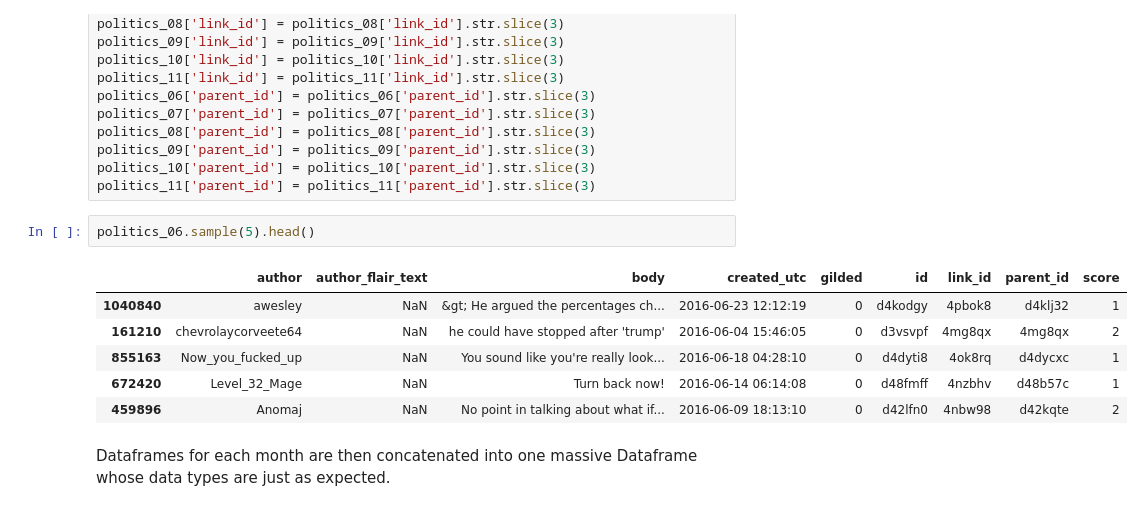
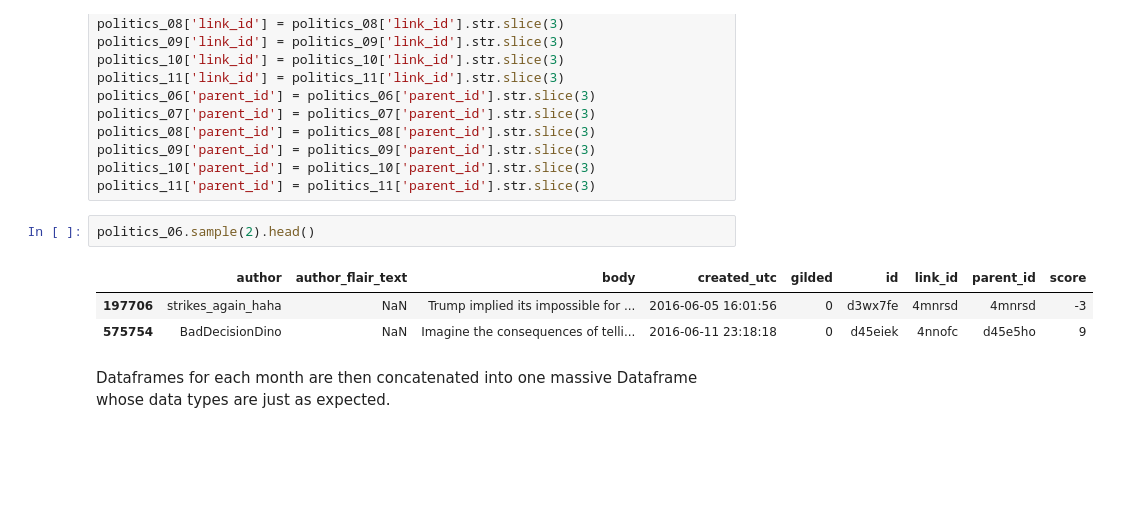
Before and after one commit to arthishow/Project, a Jupyter notebook: Final project.ipynb, the cells around one changed output. Saved outputs shown, nothing was run; the diff lists cells and outputs as text; blank space fills up the shorter version.

```diff
--- a/Final project.ipynb
+++ b/Final project.ipynb
@@ -92,14 +94,11 @@ politics_09['parent_id'] = politics_09['parent_id'].str.slice(3)
 politics_10['parent_id'] = politics_10['parent_id'].str.slice(3)
 politics_11['parent_id'] = politics_11['parent_id'].str.slice(3)
 # %%
-politics_06.sample(5).head()
+politics_06.sample(2).head()
 # %% [output]
 |  | author | author_flair_text | body | created_utc | gilded | id | link_id | parent_id | score |
-| 1040840 | awesley | NaN | &gt; He argued the percentages ch... | 2016-06-23 12:12:19 | 0 | d4kodgy | 4pbok8 | d4klj32 | 1 |
-| 161210 | chevrolaycorveete64 | NaN | he could have stopped after 'trump' | 2016-06-04 15:46:05 | 0 | d3vsvpf | 4mg8qx | 4mg8qx | 2 |
-| 855163 | Now_you_fucked_up | NaN | You sound like you're really look... | 2016-06-18 04:28:10 | 0 | d4dyti8 | 4ok8rq | d4dycxc | 1 |
-| 672420 | Level_32_Mage | NaN | Turn back now! | 2016-06-14 06:14:08 | 0 | d48fmff | 4nzbhv | d48b57c | 1 |
-| 459896 | Anomaj | NaN | No point in talking about what if... | 2016-06-09 18:13:10 | 0 | d42lfn0 | 4nbw98 | d42kqte | 2 |
+| 197706 | strikes_again_haha | NaN | Trump implied its impossible for ... | 2016-06-05 16:01:56 | 0 | d3wx7fe | 4mnrsd | 4mnrsd | -3 |
+| 575754 | BadDecisionDino | NaN | Imagine the consequences of telli... | 2016-06-11 23:18:18 | 0 | d45eiek | 4nnofc | d45e5ho | 9 |
 # %% [markdown]
 Dataframes for each month are then concatenated into one massive Dataframe whose data types are just as expected.
 # %%
```
Also changed, not shown: parts of 51 cells of this notebook.
